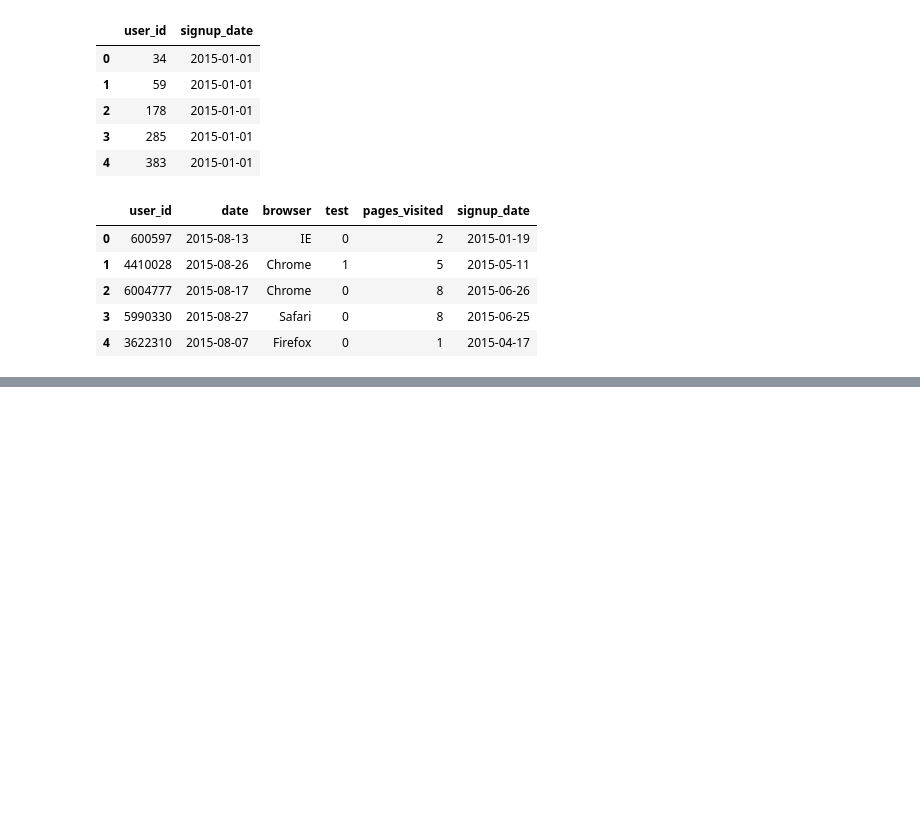
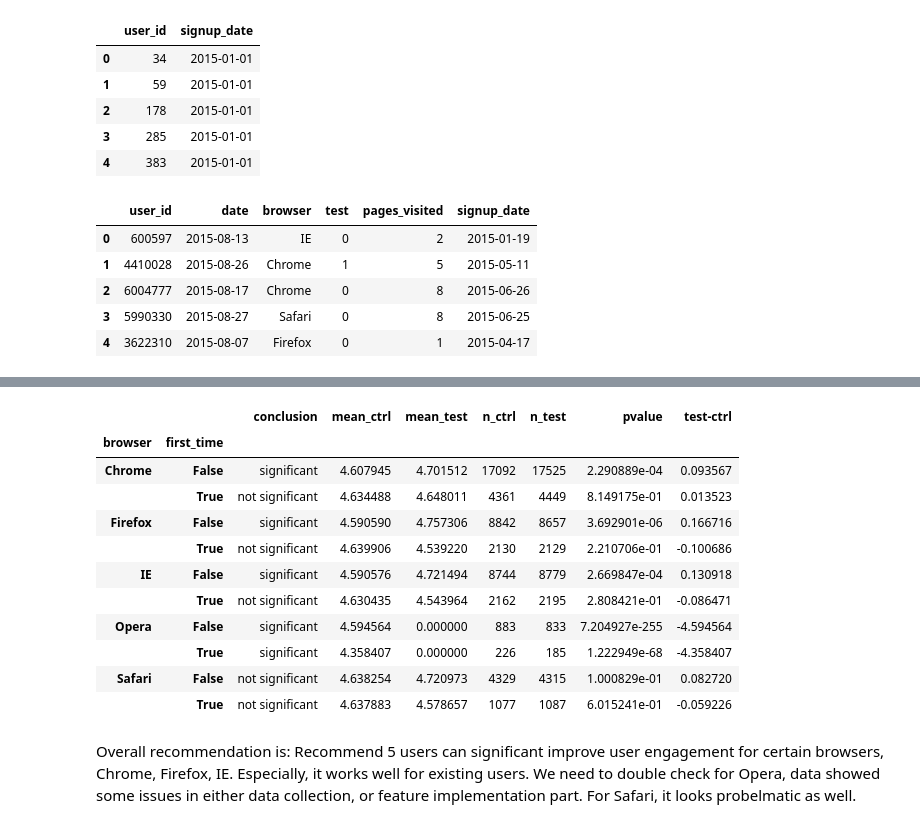
Before and after one commit to asa2012/TakeHomeChallenge, a Jupyter notebook: 17 Engagement Test.ipynb, the cells around one changed output, grey strips where cells are left out. Drawn from its saved outputs; the diff is of its cells as text; code cells hidden in the pictures; blank space fills up the shorter version.

```diff
--- a/17 Engagement Test.ipynb
+++ b/17 Engagement Test.ipynb
@@ -97,0 +144,3 @@ data.head()
+# %%
+data['signup_date']=pd.to_datetime(data['signup_date'])
+data['date']=pd.to_datetime(data['date'])
@@ -97,0 +180,2 @@ data.head()
+# %%
+data['month']=data['date'].apply(lambda x:x.month)
@@ -97,0 +190,4 @@ data.head()
+# %%
+data['days_latency']=(data['date']-data['signup_date']).dt.days
+# %%
+data['first_time']=data['days_latency'].apply(lambda x: True if x  == 0 else False)
@@ -97,0 +205,20 @@ data.head()
+# %%
+data.groupby(['browser','first_time']).apply(run_ttest)
+# %% [output]
+|  |  | conclusion | mean_ctrl | mean_test | n_ctrl | n_test | pvalue | test-ctrl |
+| browser | first_time |  |  |  |  |  |  |  |
+| Chrome | False | significant | 4.607945 | 4.701512 | 17092 | 17525 | 2.290889e-04 | 0.093567 |
+|  | True | not significant | 4.634488 | 4.648011 | 4361 | 4449 | 8.149175e-01 | 0.013523 |
+| Firefox | False | significant | 4.590590 | 4.757306 | 8842 | 8657 | 3.692901e-06 | 0.166716 |
+|  | True | not significant | 4.639906 | 4.539220 | 2130 | 2129 | 2.210706e-01 | -0.100686 |
+| IE | False | significant | 4.590576 | 4.721494 | 8744 | 8779 | 2.669847e-04 | 0.130918 |
+|  | True | not significant | 4.630435 | 4.543964 | 2162 | 2195 | 2.808421e-01 | -0.086471 |
+| Opera | False | significant | 4.594564 | 0.000000 | 883 | 833 | 7.204927e-255 | -4.594564 |
+|  | True | significant | 4.358407 | 0.000000 | 226 | 185 | 1.222949e-68 | -4.358407 |
+| Safari | False | not significant | 4.638254 | 4.720973 | 4329 | 4315 | 1.000829e-01 | 0.082720 |
+|  | True | not significant | 4.637883 | 4.578657 | 1077 | 1087 | 6.015241e-01 | -0.059226 |
+# %% [markdown]
+Overall recommendation is:
+Recommend 5 users can significant improve user engagement for certain browsers, Chrome, Firefox, IE. Especially, it works well for existing users.
+We need to double check for Opera, data showed some issues in either data collection, or feature implementation part.
+For Safari, it looks probelmatic as well.
```
Also changed, not shown: parts of 16 cells of this notebook.
